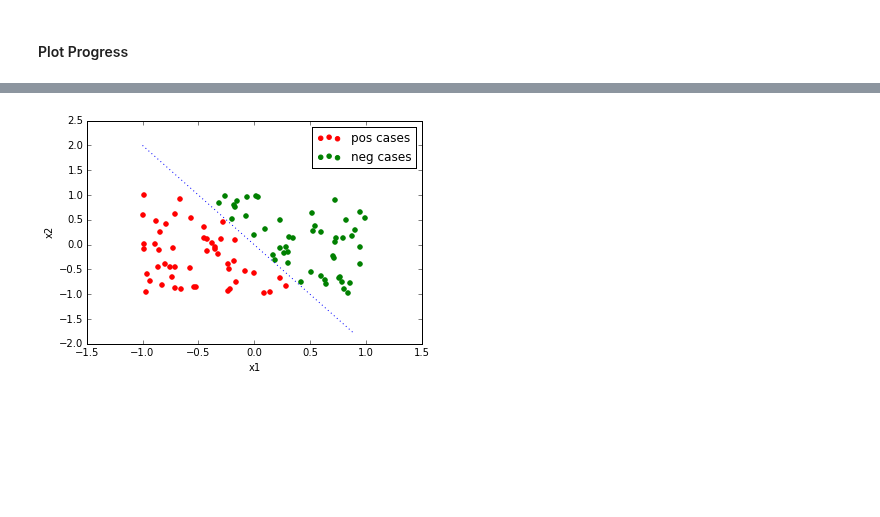
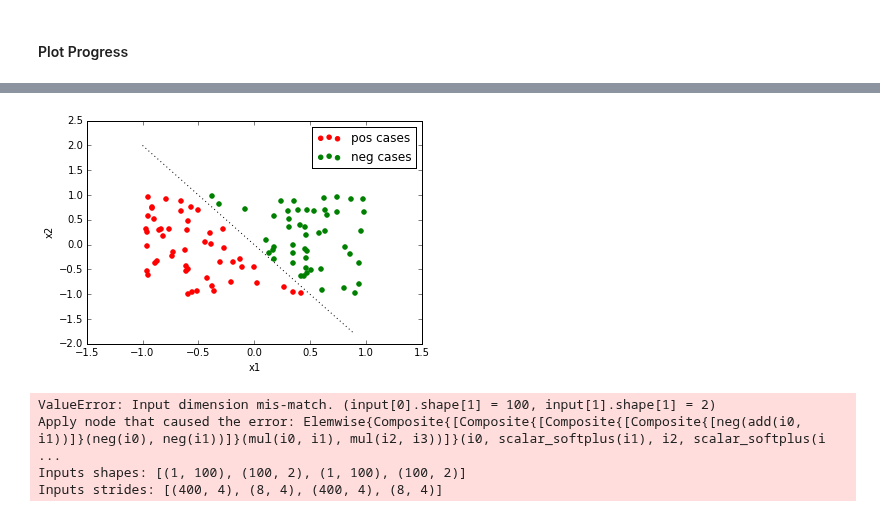
Before and after one commit to dejori/this-and-that, a Jupyter notebook: theano-examples/Logistic Regression.ipynb, the cells around one changed output, grey strips where cells are left out. Drawn from its saved outputs; the diff is of its cells as text; code cells hidden in the pictures; blank space fills up the shorter version.

```diff
--- a/theano-examples/Logistic Regression.ipynb
+++ b/theano-examples/Logistic Regression.ipynb
@@ -103,29 +108,35 @@ plt.show()
 # %%
-P_x = lambda: np.array([np.random.uniform(-1, 1), np.random.uniform(-1, 1)] )
-def create_data(number_of_samples = 100, w=np.array([3,2]), error = 0.33):
-    trX = np.array([P_x() for i in range(number_of_samples)])
-    trY = logistic(w.dot(trX.T))
+def create_data(number_of_samples = 100, w=np.array([3,2]), b=2, error = 0.33):
+    trX = np.array([np.array([np.random.uniform(-1, 1), np.random.uniform(-1, 1)]) for i in range(number_of_samples)])
+    trY = logistic(w.dot(trX.T) + b)
     return trX, trY
 # %%
-def hyperplane(x1, w):
-    return (-w[0]*x1)/w[1]
+# given X1 and [w1, w2] return the x2 point on the decision boundary
+def hyperplane(x1, w, b):
+    return (-w[0]*x1-b)/w[1]
 # %%
-w = np.array([4,2])
-trX, trY = create_data(number_of_samples = 100, w=w, error = 0.33)
+trX, trY = create_data(number_of_samples = 100, w=np.array([4,2]), b=0, error = 0.33)
 trY_cat = (trY > 0.5) +0
 x1 = trX[:,0]
 x2 = trX[:,1]
 pos_cases = plt.scatter(x1[np.where(trY_cat == 1)], x2[np.where(trY_cat == 1)], color='g')
 neg_cases = plt.scatter(x1[np.where(trY_cat == 0)], x2[np.where(trY_cat == 0)], color='r')
 
 hyper_x1 = np.arange(-1,1,0.1, np.float32)
-hyper_x2 = (-w[0]*hyper_x1)/w[1]
+hyper_x2 = hyperplane(hyper_x1, w, b)
 
-boundary = plt.plot(hyper_x1,hyper_x2, ':')
+boundary = plt.plot(hyper_x1,hyper_x2, ':', color='k')
 
 plt.legend([neg_cases, pos_cases], ['pos cases','neg cases'],loc=1)
 plt.xlabel('x1')
 plt.ylabel('x2')
 plt.show()
 # %% [output]
-[figure, old version]
+[figure, new version]
+# %%
+errors, ws, bs, predictions = train(trX, trY_cat, number_of_iterations=4, learning_rate = 0.1)
+# %% [output]
+ValueError: Input dimension mis-match. (input[0].shape[1] = 100, input[1].shape[1] = 2)
+Apply node that caused the error: Elemwise{Composite{[Composite{[Composite{[Composite{[neg(add(i0, i1))]}(neg(i0), neg(i1))]}(mul(i0, i1), mul(i2, i3))]}(i0, scalar_softplus(i1), i2, scalar_softplus(i ...
+Inputs shapes: [(1, 100), (100, 2), (1, 100), (100, 2)]
+Inputs strides: [(400, 4), (8, 4), (400, 4), (8, 4)]
```
Also changed, not shown: parts of 4 cells of this notebook.
